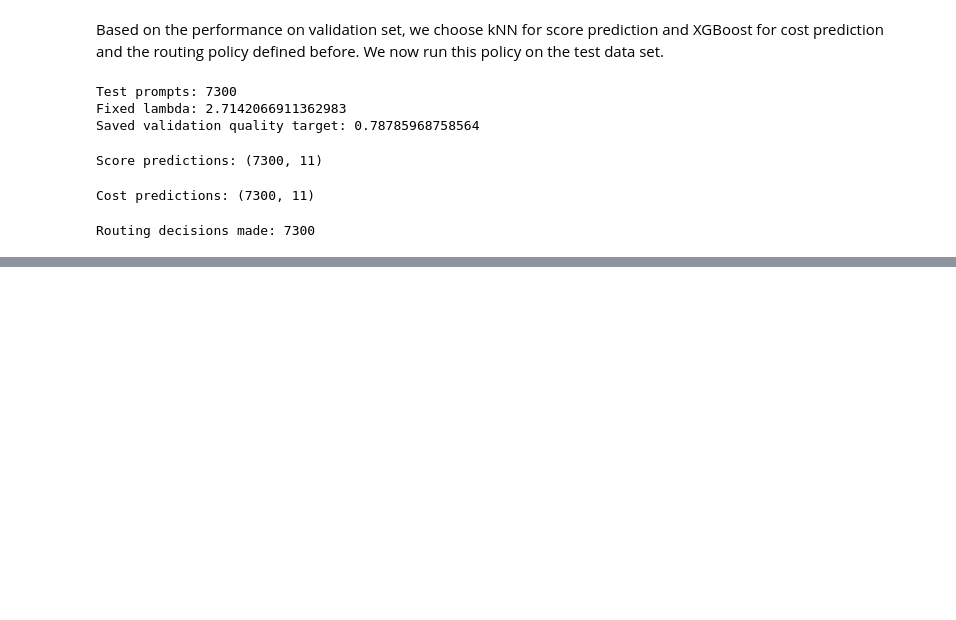
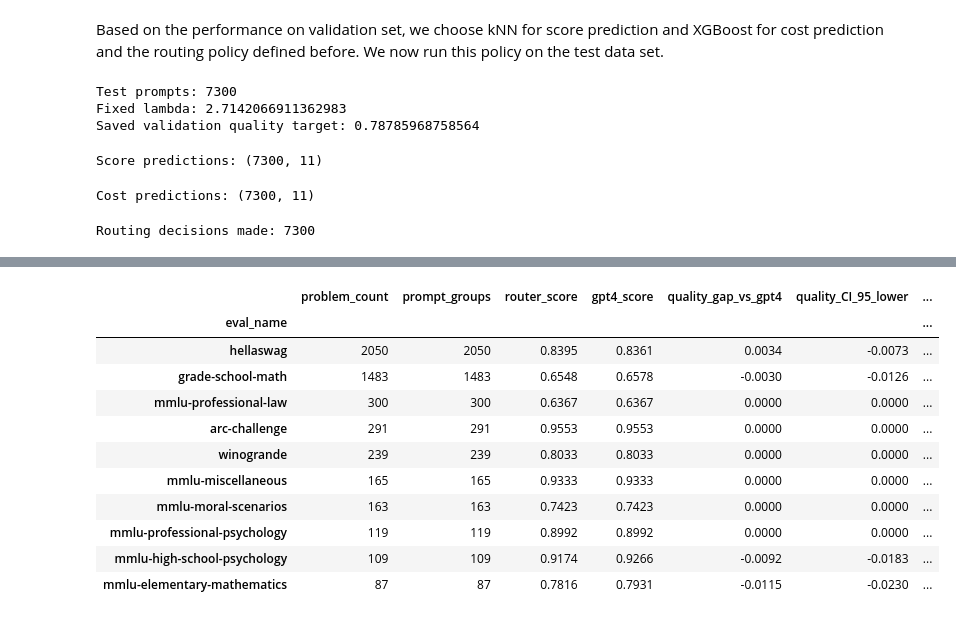
Before and after one commit to Erdos-Projects/fall-2026-right-for-less, a Jupyter notebook: 4_Final_Test/testing_knn_xgb.ipynb, the cells around one changed output, grey strips where cells are left out. Cells and saved outputs as stored; diff of their text form; code cells hidden in the pictures; blank space fills up the shorter version.

```diff
--- a/4_Final_Test/testing_knn_xgb.ipynb
+++ b/4_Final_Test/testing_knn_xgb.ipynb
@@ -323,0 +560,97 @@ display(test_uncertainty.round(6))
+# %%
+task_rows = test_routing_details.assign(
+    score_gap=(
+        test_routing_details["observed_score"]
+        - test_routing_details["gpt4_score"]
+    )
+)
+test_task_metrics = (
+    task_rows.groupby("eval_name")
+    .agg(
+        problem_count=("observed_score", "size"),
+        prompt_groups=("question_group", "nunique"),
+        router_score=("observed_score", "mean"),
+        gpt4_score=("gpt4_score", "mean"),
+        quality_gap_vs_gpt4=("score_gap", "mean"),
+        router_mean_cost=("observed_cost", "mean"),
+        gpt4_mean_cost=("gpt4_cost", "mean"),
+    )
+    .sort_values("problem_count", ascending=False, kind="stable")
+)
+test_task_metrics["router_cost_per_1000"] = (
+    1000 * test_task_metrics["router_mean_cost"]
+)
+test_task_metrics["gpt4_cost_per_1000"] = (
+    1000 * test_task_metrics["gpt4_mean_cost"]
+)
+test_task_metrics["cost_savings_pct"] = 100 * (
+    1 - test_task_metrics["router_mean_cost"]
+    / test_task_metrics["gpt4_mean_cost"].replace(0, np.nan)
+)
+assert test_task_metrics["problem_count"].sum() == len(test_questions)
+
+top_test_tasks = test_task_metrics.head(10).index
+task_interval_rows = []
+
+for task_number, task in enumerate(top_test_tasks):
+    grouped_task = (
+        task_rows.loc[task_rows["eval_name"].eq(task)]
+        .groupby("question_group")
+        .agg(
+            prompts=("observed_score", "size"),
+            score_gap_sum=("score_gap", "sum"),
+            router_cost_sum=("observed_cost", "sum"),
+            gpt4_cost_sum=("gpt4_cost", "sum"),
+        )
+    )
+    task_data = tuple(
+        grouped_task[column].to_numpy(dtype=float)
+        for column in [
+            "prompts", "score_gap_sum", "router_cost_sum", "gpt4_cost_sum"
+        ]
+    )
+
+    # Reuse the overall statistic: paired sums preserve prompt weighting.
+    # An all-zero-cost resample has undefined percentage savings.
+    with np.errstate(divide="ignore", invalid="ignore"):
+        if len(grouped_task) >= 2:
+            task_bootstrap = bootstrap(
+                task_data, comparison_statistics,
+                paired=True, vectorized=True,
+                n_resamples=5000, batch=128, confidence_level=0.95,
+                method="basic", rng=np.random.default_rng(4200 + task_number),
+            )
+            lower = task_bootstrap.confidence_interval.low
+            upper = task_bootstrap.confidence_interval.high
+        else:
+            lower = upper = np.full(3, np.nan)
+
+    task_interval_rows.append({
+        "eval_name": task,
+        "quality_CI_95_lower": lower[0],
+        "quality_CI_95_upper": upper[0],
+        "savings_CI_95_lower": lower[2],
+        "savings_CI_95_upper": upper[2],
+    })
+
+test_task_intervals = pd.DataFrame(task_interval_rows).set_index("eval_name")
+test_task_plot_data = test_task_metrics.loc[top_test_tasks].join(test_task_intervals)
+
+display(test_task_plot_data[[
+    "problem_count", "prompt_groups", "router_score", "gpt4_score",
+    "quality_gap_vs_gpt4", "quality_CI_95_lower", "quality_CI_95_upper",
+    "cost_savings_pct", "savings_CI_95_lower", "savings_CI_95_upper",
+]].round(4))
+# %% [output]
+|  | problem_count | prompt_groups | router_score | gpt4_score | quality_gap_vs_gpt4 | quality_CI_95_lower | ... |
+| eval_name |  |  |  |  |  |  | ... |
+| hellaswag | 2050 | 2050 | 0.8395 | 0.8361 | 0.0034 | -0.0073 | ... |
+| grade-school-math | 1483 | 1483 | 0.6548 | 0.6578 | -0.0030 | -0.0126 | ... |
+| mmlu-professional-law | 300 | 300 | 0.6367 | 0.6367 | 0.0000 | 0.0000 | ... |
+| arc-challenge | 291 | 291 | 0.9553 | 0.9553 | 0.0000 | 0.0000 | ... |
+| winogrande | 239 | 239 | 0.8033 | 0.8033 | 0.0000 | 0.0000 | ... |
+| mmlu-miscellaneous | 165 | 165 | 0.9333 | 0.9333 | 0.0000 | 0.0000 | ... |
+| mmlu-moral-scenarios | 163 | 163 | 0.7423 | 0.7423 | 0.0000 | 0.0000 | ... |
+| mmlu-professional-psychology | 119 | 119 | 0.8992 | 0.8992 | 0.0000 | 0.0000 | ... |
+| mmlu-high-school-psychology | 109 | 109 | 0.9174 | 0.9266 | -0.0092 | -0.0183 | ... |
+| mmlu-elementary-mathematics | 87 | 87 | 0.7816 | 0.7931 | -0.0115 | -0.0230 | ... |
```
Also changed, not shown: parts of 10 cells of this notebook, 1 other file.
